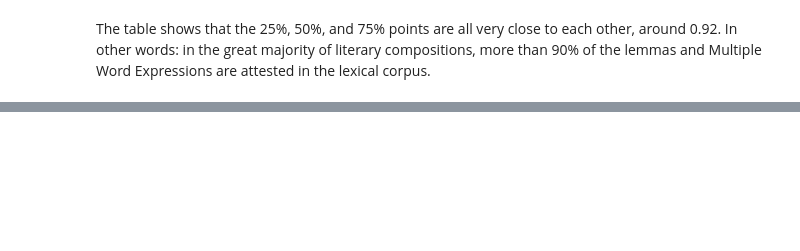
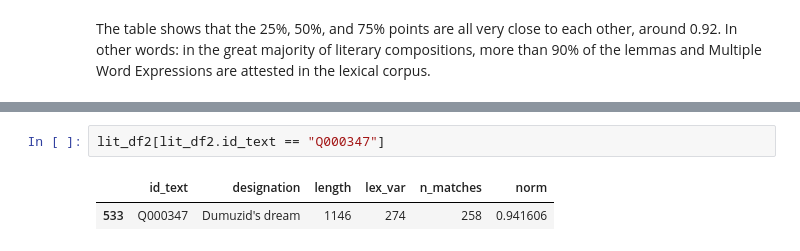
Before and after one commit to niekveldhuis/compass, a Jupyter notebook: 3_Vocabularies/3_2_Lit_Lex.ipynb, the cells around one changed output, grey strips where cells are left out. Cells and saved outputs as stored; diff of their text form; blank space fills up the shorter version.

```diff
--- a/3_Vocabularies/3_2_Lit_Lex.ipynb
+++ b/3_Vocabularies/3_2_Lit_Lex.ipynb
@@ -237,0 +283,5 @@ A second issue of discussion is the usefulness of the MTLD measure. Which compos
+# %%
+lit_df2[lit_df2.id_text == "Q000347"]
+# %% [output]
+|  | id_text | designation | length | lex_var | n_matches | norm |
+| 533 | Q000347 | Dumuzid's dream | 1146 | 274 | 258 | 0.941606 |
```
Also changed, not shown: parts of 35 cells of this notebook, 6 other files.
